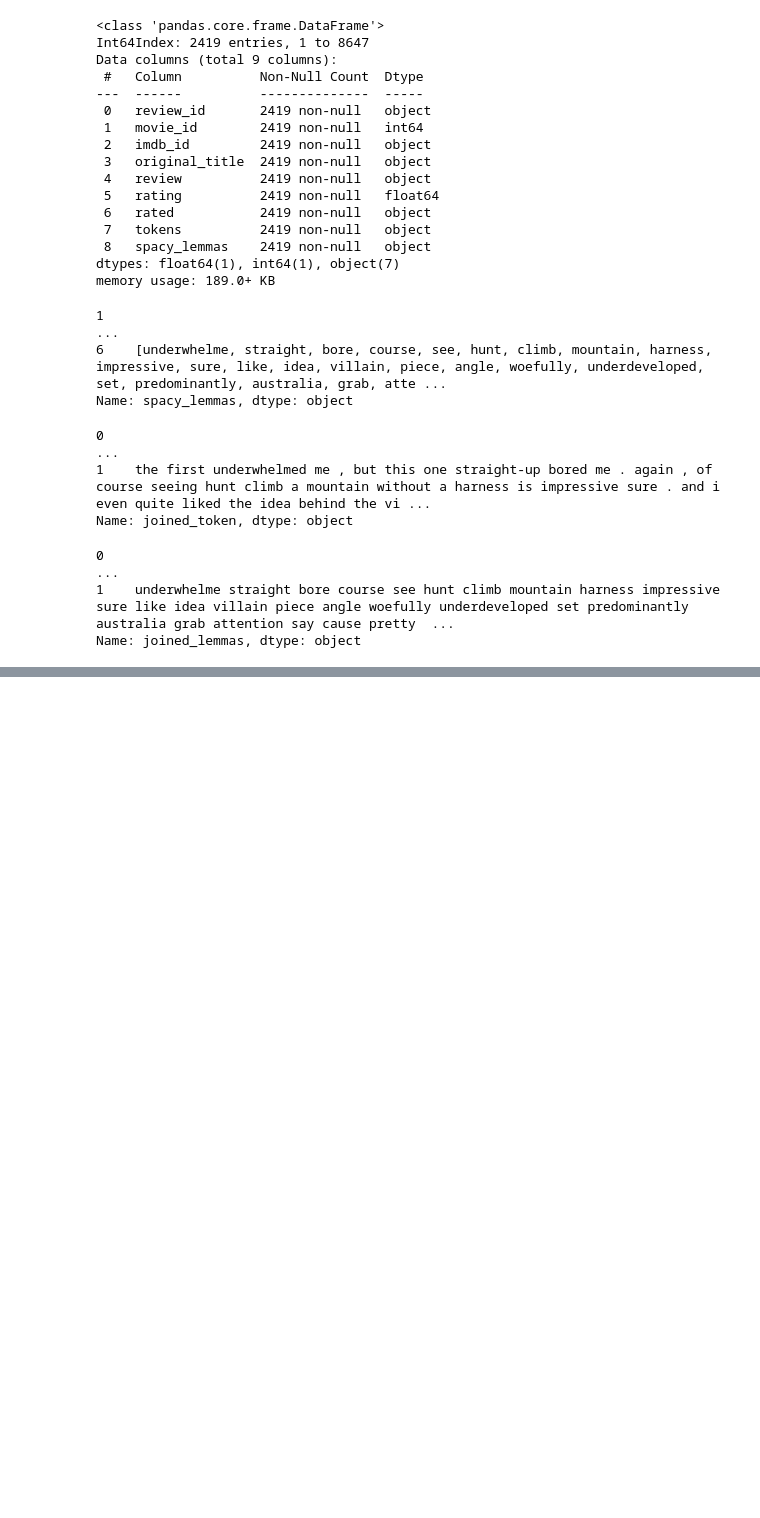
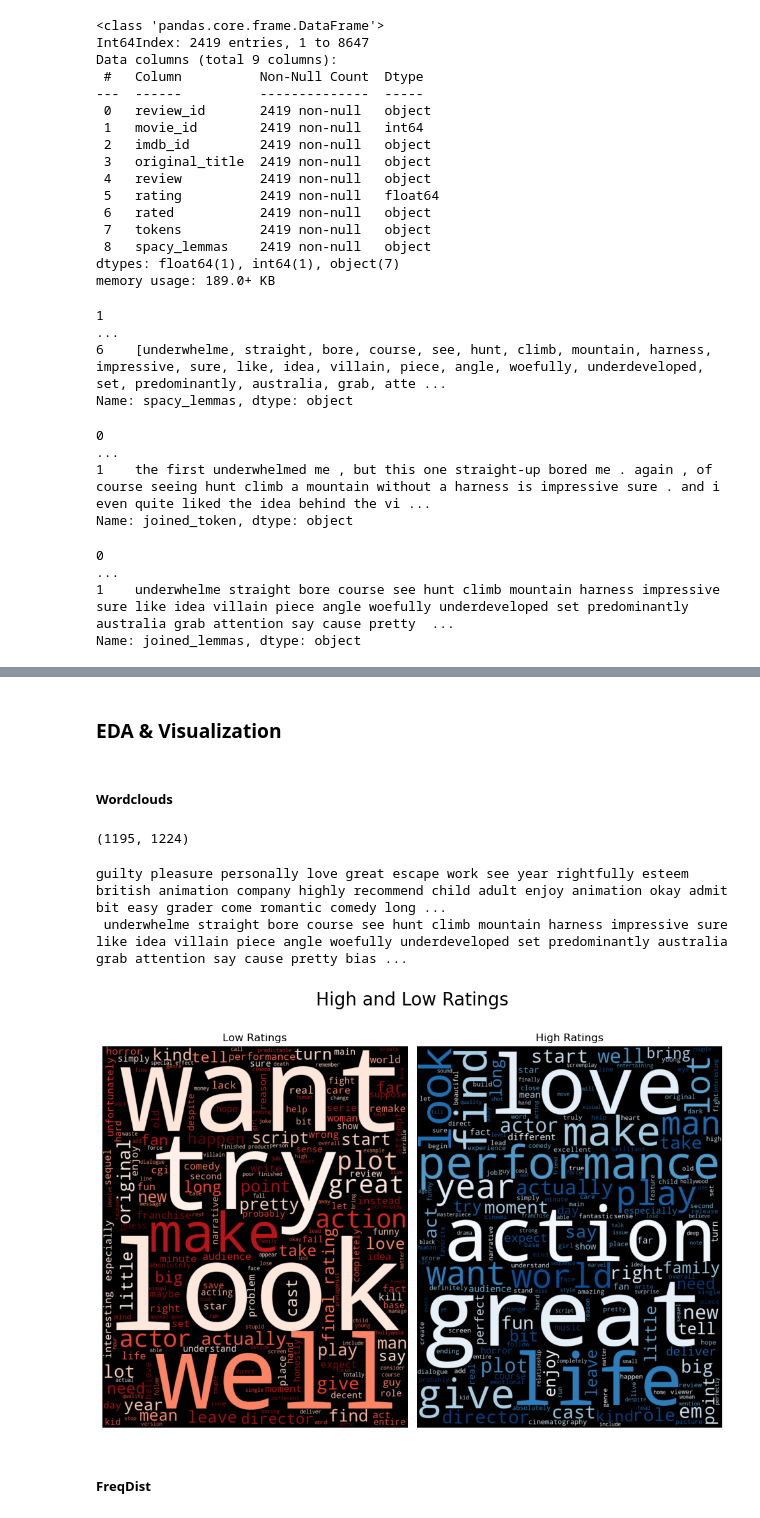
Before and after one commit to Gondram/Exploration-of-IMDB-rating-predictors, a Jupyter notebook: NLP_Analysis_of_Movie_Reviews.ipynb, the cells around one changed output, grey strips where cells are left out. Drawn from its saved outputs; the diff is of its cells as text; code cells hidden in the pictures; blank space fills up the shorter version.

```diff
--- a/NLP_Analysis_of_Movie_Reviews.ipynb
+++ b/NLP_Analysis_of_Movie_Reviews.ipynb
@@ -171,0 +178,53 @@ Name: joined_lemmas, dtype: object
+# %% [markdown]
+### EDA & Visualization
+# %% [markdown]
+##### Wordclouds
+# %%
+# filters
+filter_high = df['rated'] == 'HIGH'
+filter_low = df['rated'] == 'LOW'
+filter_high.sum(), filter_low.sum()
+# %% [output]
+(1195, 1224)
+# %%
+# connecting strings
+high_review = " ".join(df.loc[filter_high, 'joined_lemmas'])
+low_review = " ".join(df.loc[filter_low, 'joined_lemmas'])
+print(high_review[:500],"\n",low_review[:500],"\n")
+# %% [output]
+guilty pleasure personally love great escape work see year rightfully esteem british animation company highly recommend child adult enjoy animation okay admit bit easy grader come romantic comedy long ...
+ underwhelme straight bore course see hunt climb mountain harness impressive sure like idea villain piece angle woefully underdeveloped set predominantly australia grab attention say cause pretty bias ...
+# %%
+# addings custom stopwords high in both high and low ratings
+stops = [*STOPWORDS, 'film', 'movie', 'watch', 'bad', 'good', 'time', 'story',
+        'way', 'character', 'know','feel','go','think','see','come','people',
+        'work','end','scene','thing']
+# %%
+# creating word clouds
+low_cloud = WordCloud(random_state = 42,
+                      width = 800,
+                      height = 1000,
+                      min_word_length = 2, colormap="Reds",
+                      stopwords=stops
+                     ).generate(low_review)
+high_cloud = WordCloud(random_state = 42,
+                       width = 800,
+                       height= 1000,
+                       min_word_length = 2,
+                       colormap="Blues",
+                       stopwords=stops
+                      ).generate(high_review)
+# adjusting the plot
+fig, axes = plt.subplots(ncols=2, figsize=(10, 7))
+axes[0].imshow(low_cloud, interpolation='bilinear')
+axes[0].set_title("Low Ratings")
+axes[1].imshow(high_cloud, interpolation='bilinear')
+axes[1].set_title("High Ratings")
+[ax.axis('off') for ax in axes]
+fig.tight_layout();
+fig.suptitle('High and Low Ratings', fontsize=20, y=1.05);
+plt.savefig('Images/Wordcloud.png')
+# %% [output]
+[figure, added]
+# %% [markdown]
+##### FreqDist
```
Also changed, not shown: parts of 5 cells of this notebook, 2 other files.
